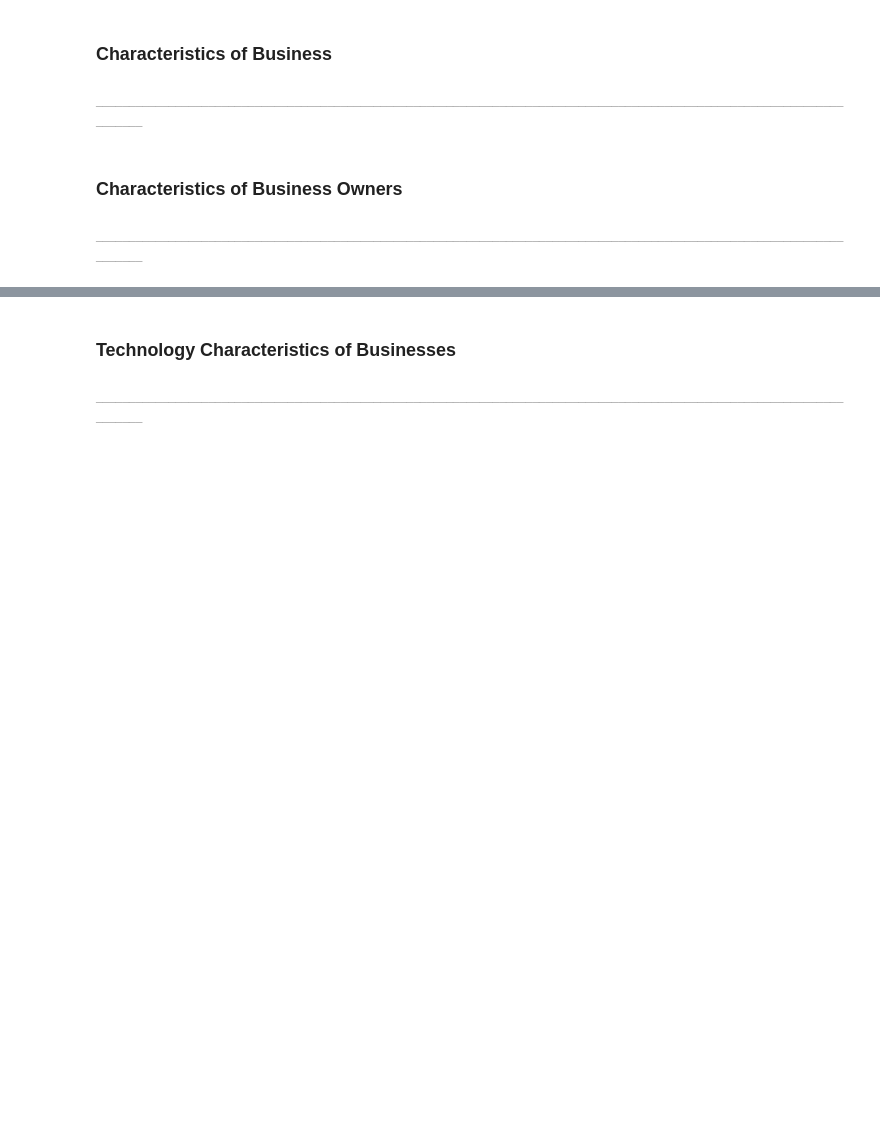
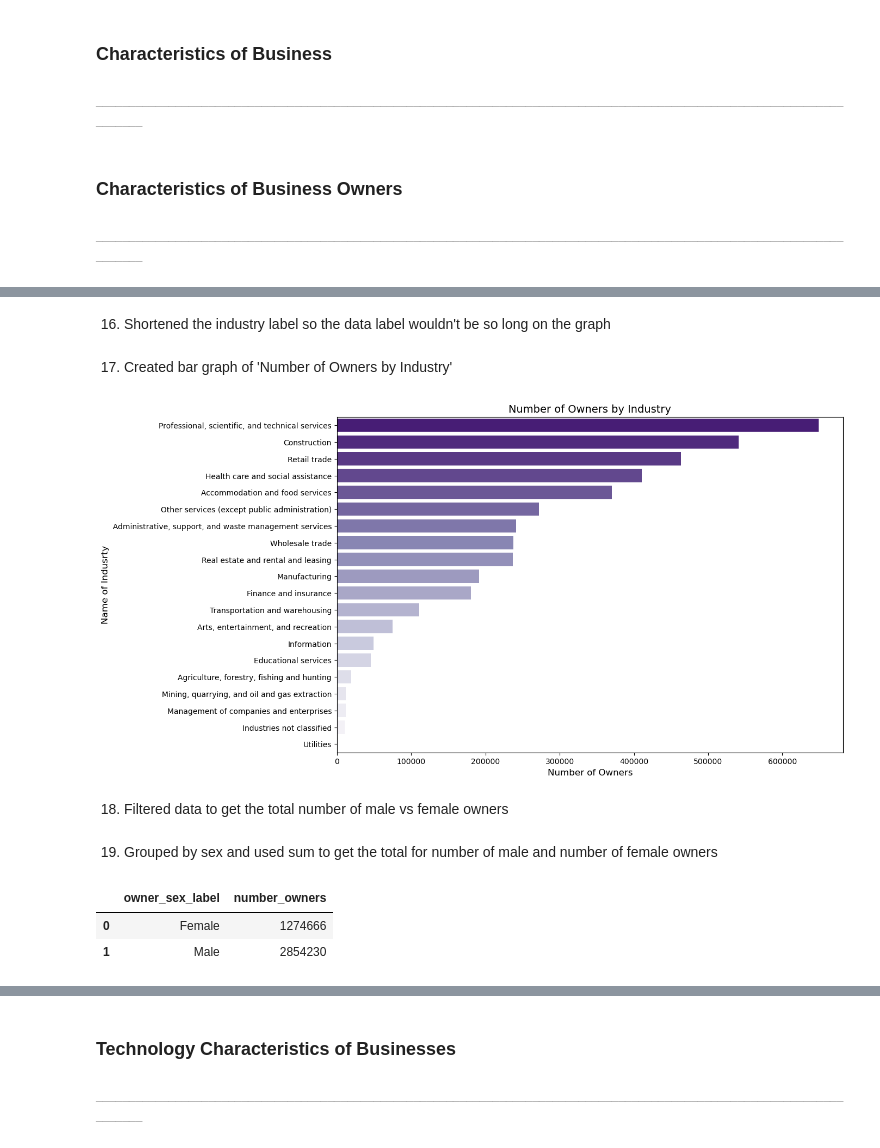
Before and after one commit to FinnMcSweeney/asmt-08-group1, a Jupyter notebook: asmt-08.ipynb, the cells around one changed output, grey strips where cells are left out. Saved outputs shown, nothing was run; the diff lists cells and outputs as text; code cells hidden in the pictures; blank space fills up the shorter version.

Commit message:
finalized graphs and added markdown

```diff
--- a/asmt-08.ipynb
+++ b/asmt-08.ipynb
@@ -336,0 +192,9 @@ plt.ylabel('Number of Owners', size = 12);
+# %%
+charbizowner.rename(columns = {
+    'ownpdemp': 'number_owners',
+    'ownpdemp_pct': 'percent_numb_owners',
+    'ownpdemp_s': 'se_numb_owners',
+    'ownpdemp_pct_s': 'se_percent_numb_owners',
+    'naics2017_label': 'industry_label',
+    'naics2017' : 'industry'
+}, inplace = True)
@@ -336,0 +207,2 @@ plt.ylabel('Number of Owners', size = 12);
+# %%
+charbizowner = charbizowner[charbizowner['industry_label'] != 'Total for all sectors']
@@ -336,0 +215,2 @@ plt.ylabel('Number of Owners', size = 12);
+# %%
+industry_totals = industry_totals.groupby(['industry_label'], as_index=False)["number_owners"].sum()
@@ -336,0 +241,2 @@ plt.ylabel('Number of Owners', size = 12);
+# %% [markdown]
+16. Shortened the industry label so the data label wouldn't be so long on the graph
@@ -336,0 +245,15 @@ plt.ylabel('Number of Owners', size = 12);
+# %% [markdown]
+17. Created bar graph of 'Number of Owners by Industry'
+# %%
+# Set figure size
+plt.figure(figsize=(12,8))
+# Created graph, set axes and color palette
+sns.barplot(y=industry_totals['industry_label'], x = industry_totals['number_owners'], palette = 'Purples_r')
+# Set axes labels and title
+plt.title('Number of Owners by Industry', size = 14)
+plt.xlabel('Number of Owners', size = 12)
+plt.ylabel('Name of Indusrty', size = 12);
+# %% [output]
+[figure, added]
+# %% [markdown]
+18. Filtered data to get the total number of male vs female owners
@@ -336,0 +262,2 @@ plt.ylabel('Number of Owners', size = 12);
+# %% [markdown]
+19. Grouped by sex and used sum to get the total for number of male and number of female owners
@@ -336,0 +266,6 @@ plt.ylabel('Number of Owners', size = 12);
+# %%
+male_vs_female
+# %% [output]
+|  | owner_sex_label | number_owners |
+| 0 | Female | 1274666 |
+| 1 | Male | 2854230 |
```
Also changed, not shown: parts of 86 cells of this notebook.
